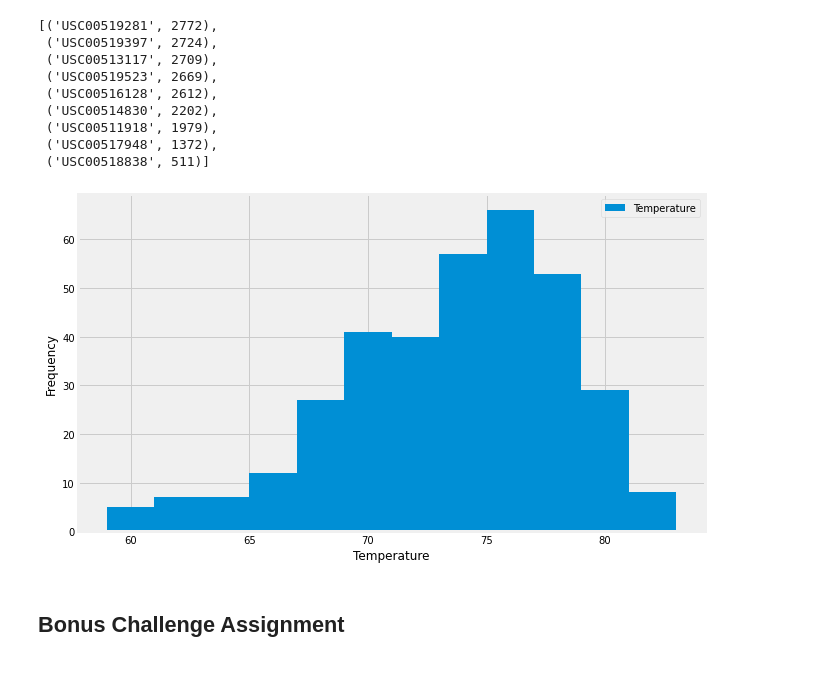
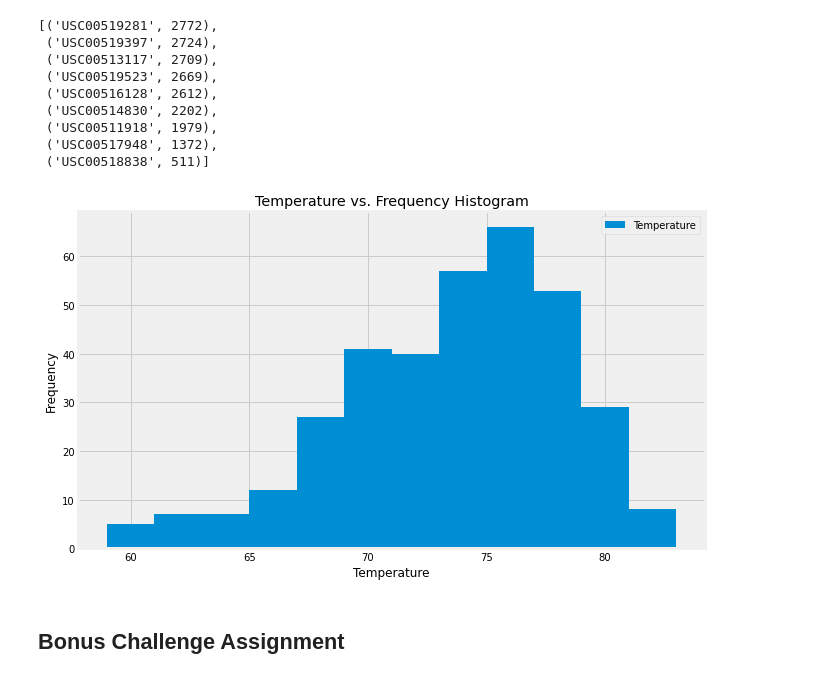
Before and after one commit to chronicJatt/sqlalchemy-challenge, a Jupyter notebook: climate_starter.ipynb, the cells around one changed output. Cells and saved outputs as stored; diff of their text form; code cells hidden in the pictures.

```diff
--- a/climate_starter.ipynb
+++ b/climate_starter.ipynb
@@ -137,15 +137,16 @@ most_tobs
  ('USC00518838', 511)]
 # %%
 # Query the last 12 months of temperature observation data for this station and plot the results as a histogram
-tobs_hist = session.query(Measurement.tobs).filter(Measurement.station == mostActive).filter(Measurement.date > "2016-08-22")
+tobs_hist = session.query(Measurement.tobs).filter(Measurement.station == mostActive).filter(Measurement.date >= "2016-08-23")
 tobs_hist_df = pd.DataFrame(tobs_hist, columns=['Temperature'])
 
 tobs_hist_df.plot.hist(bins=12, figsize=(10,6.2))
+plt.title('Temperature vs. Frequency Histogram')
 plt.xlabel('Temperature')
 plt.ylabel('Frequency')
 plt.show()
 # %% [output]
-[figure, old version]
+[figure, new version]
 # %% [markdown]
 ## Bonus Challenge Assignment
 # %%
```
Also changed, not shown: parts of 1 cell of this notebook, 1 other file.
